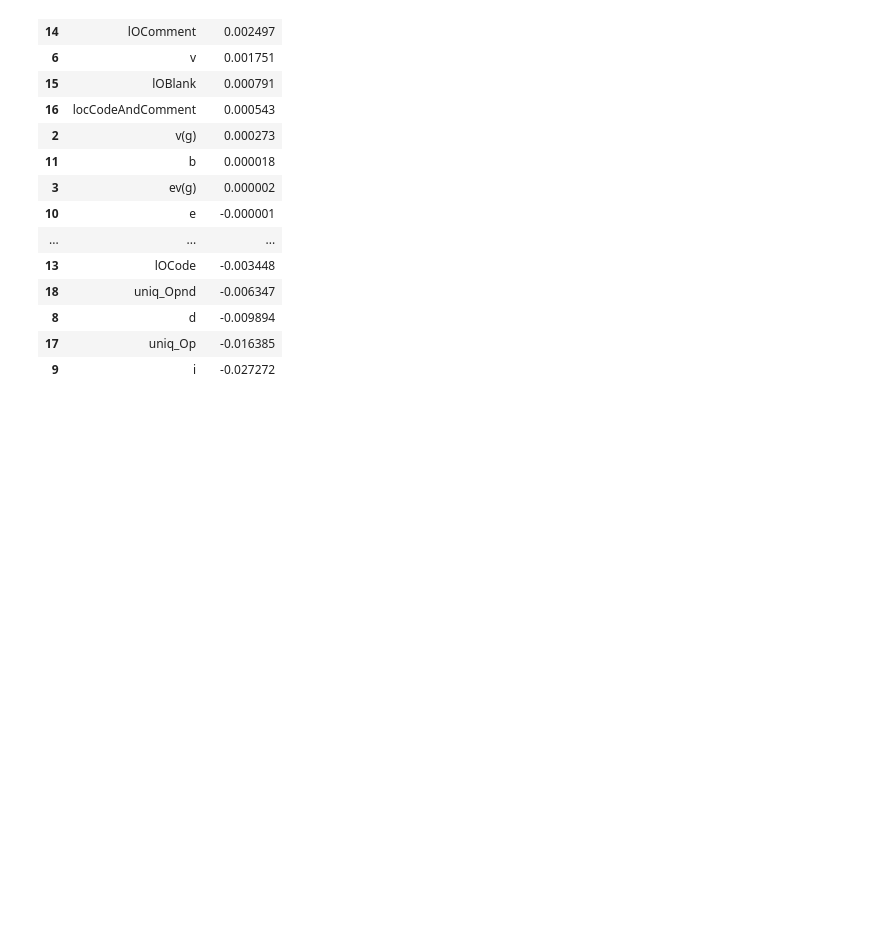
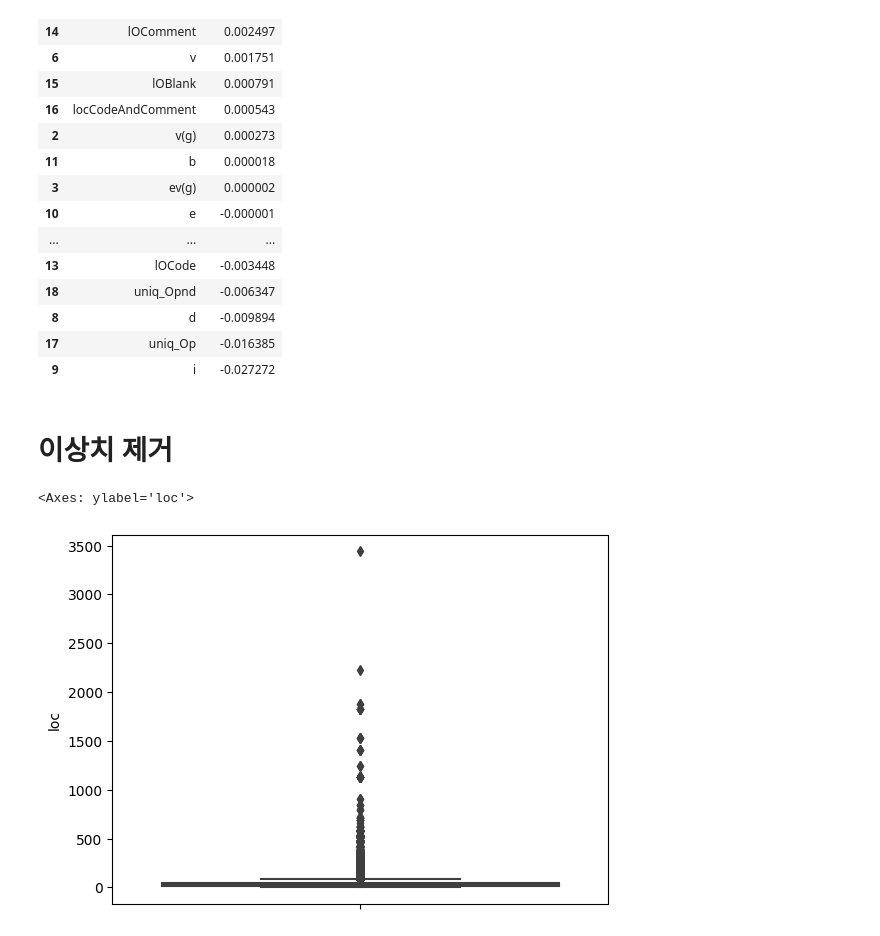
Before and after one commit to jiwoong2/Kaggle, a Jupyter notebook: jiwoong-binary-classification-with-a-software-defe.ipynb, the cells around one changed output. Drawn from its saved outputs; the diff is of its cells as text; code cells hidden in the pictures; blank space fills up the shorter version.

```diff
--- a/jiwoong-binary-classification-with-a-software-defe.ipynb
+++ b/jiwoong-binary-classification-with-a-software-defe.ipynb
@@ -127,3 +145,12 @@ coef_df.sort_values(by='Coefficient', ascending=False)
 | 8 | d | -0.009894 |
 | 17 | uniq_Op | -0.016385 |
 | 9 | i | -0.027272 |
+# %% [markdown]
+# 이상치 제거
+# %%
+import seaborn as sns
+
+sns.boxplot(y = 'loc', data = train_df)
+# %% [output]
+<Axes: ylabel='loc'>
+[figure, added]
```
Also changed, not shown: parts of 6 cells of this notebook.
